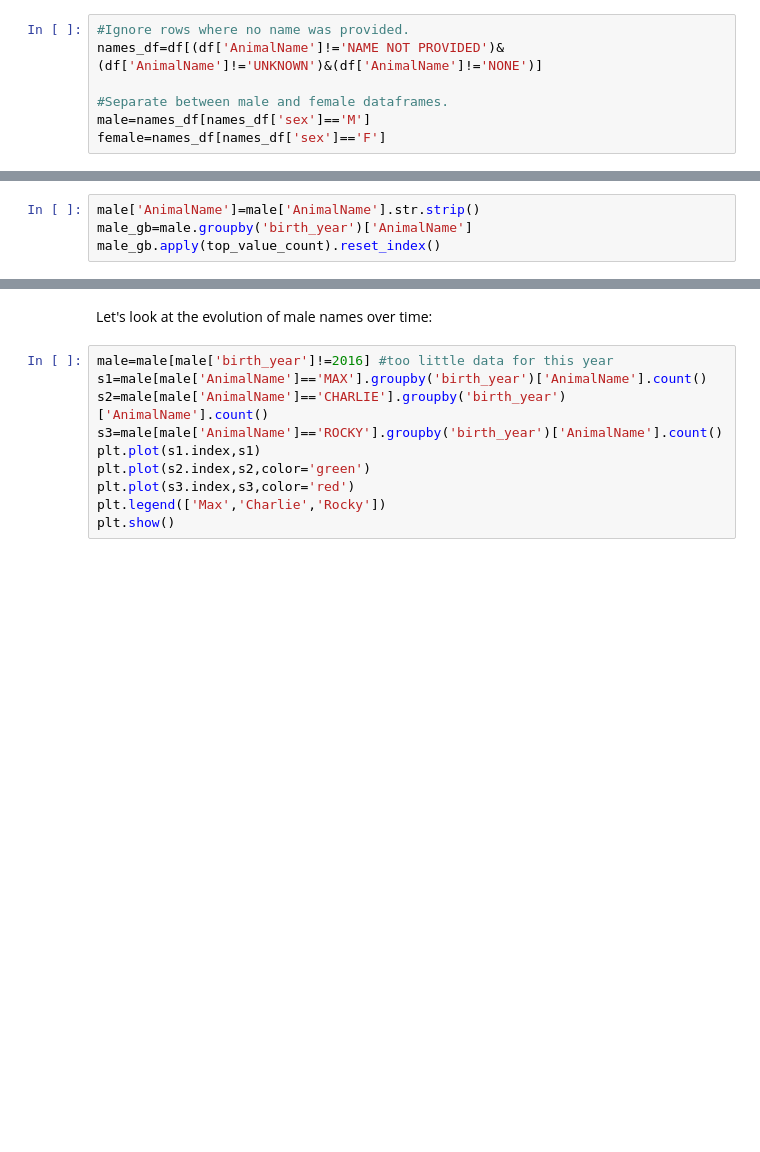
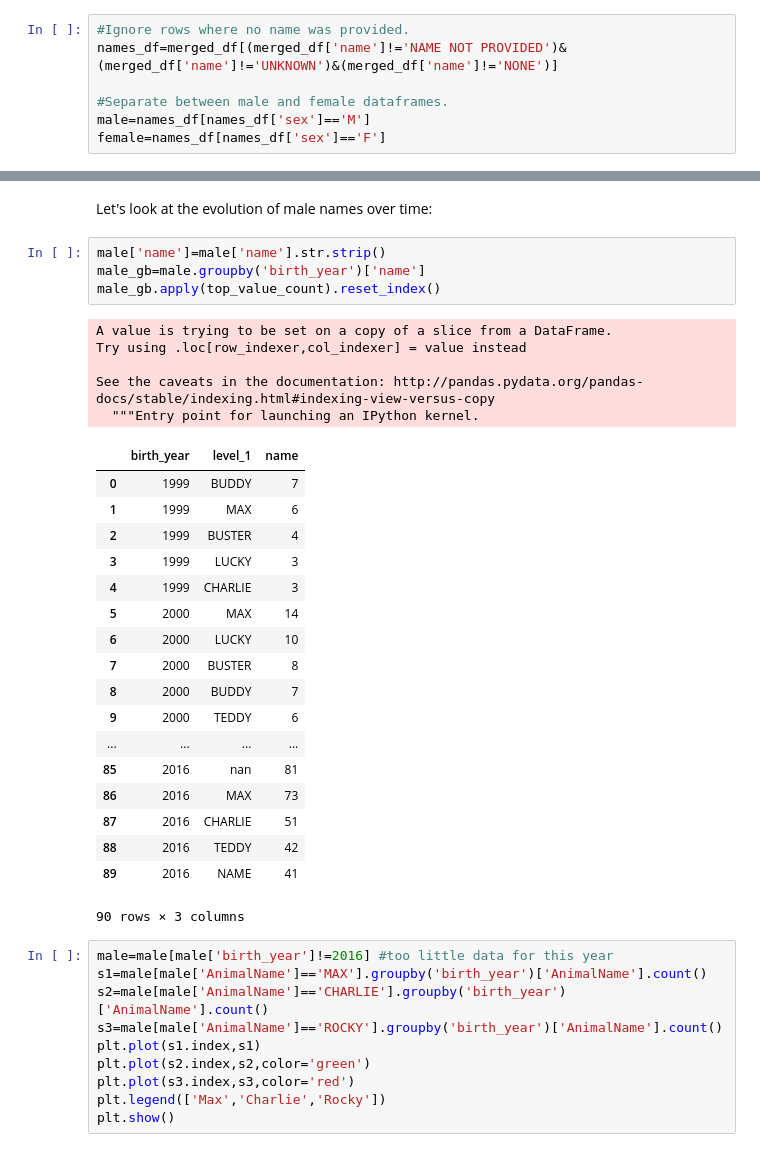
Before and after one commit to bogdanrabanca/pet_project, a Jupyter notebook: pet_project.ipynb, the cells around one changed output, grey strips where cells are left out. Saved outputs shown, nothing was run; the diff lists cells and outputs as text; blank space fills up the shorter version.

```diff
--- a/pet_project.ipynb
+++ b/pet_project.ipynb
@@ -527,6 +565,6 @@ A better idea is to look at male and female names in turn.
 # %%
 #Ignore rows where no name was provided.
-names_df=df[(df['AnimalName']!='NAME NOT PROVIDED')&(df['AnimalName']!='UNKNOWN')&(df['AnimalName']!='NONE')]
+names_df=merged_df[(merged_df['name']!='NAME NOT PROVIDED')&(merged_df['name']!='UNKNOWN')&(merged_df['name']!='NONE')]
 
 #Separate between male and female dataframes.
 male=names_df[names_df['sex']=='M']
@@ -636,7 +665,3 @@ plt.show()
-# %%
-male['AnimalName']=male['AnimalName'].str.strip()
-male_gb=male.groupby('birth_year')['AnimalName']
-male_gb.apply(top_value_count).reset_index()
 # %% [markdown]
 I do the same for male names. First, most popular names in the whole city:
 # %%
@@ -702,6 +737,34 @@ show(p)
 Finally, choose a neighborhood to see what are the most popular male names in it:
 # %% [markdown]
 Let's look at the evolution of male names over time:
+# %%
+male['name']=male['name'].str.strip()
+male_gb=male.groupby('birth_year')['name']
+male_gb.apply(top_value_count).reset_index()
+# %% [output]
+A value is trying to be set on a copy of a slice from a DataFrame.
+Try using .loc[row_indexer,col_indexer] = value instead
+
+See the caveats in the documentation: http://pandas.pydata.org/pandas-docs/stable/indexing.html#indexing-view-versus-copy
+  """Entry point for launching an IPython kernel.
+|  | birth_year | level_1 | name |
+| 0 | 1999 | BUDDY | 7 |
+| 1 | 1999 | MAX | 6 |
+| 2 | 1999 | BUSTER | 4 |
+| 3 | 1999 | LUCKY | 3 |
+| 4 | 1999 | CHARLIE | 3 |
+| 5 | 2000 | MAX | 14 |
+| 6 | 2000 | LUCKY | 10 |
+| 7 | 2000 | BUSTER | 8 |
+| 8 | 2000 | BUDDY | 7 |
+| 9 | 2000 | TEDDY | 6 |
+| ... | ... | ... | ... |
+| 85 | 2016 | nan | 81 |
+| 86 | 2016 | MAX | 73 |
+| 87 | 2016 | CHARLIE | 51 |
+| 88 | 2016 | TEDDY | 42 |
+| 89 | 2016 | NAME | 41 |
+90 rows × 3 columns
 # %%
 male=male[male['birth_year']!=2016] #too little data for this year
 s1=male[male['AnimalName']=='MAX'].groupby('birth_year')['AnimalName'].count()
```
Also changed, not shown: parts of 31 cells of this notebook.
